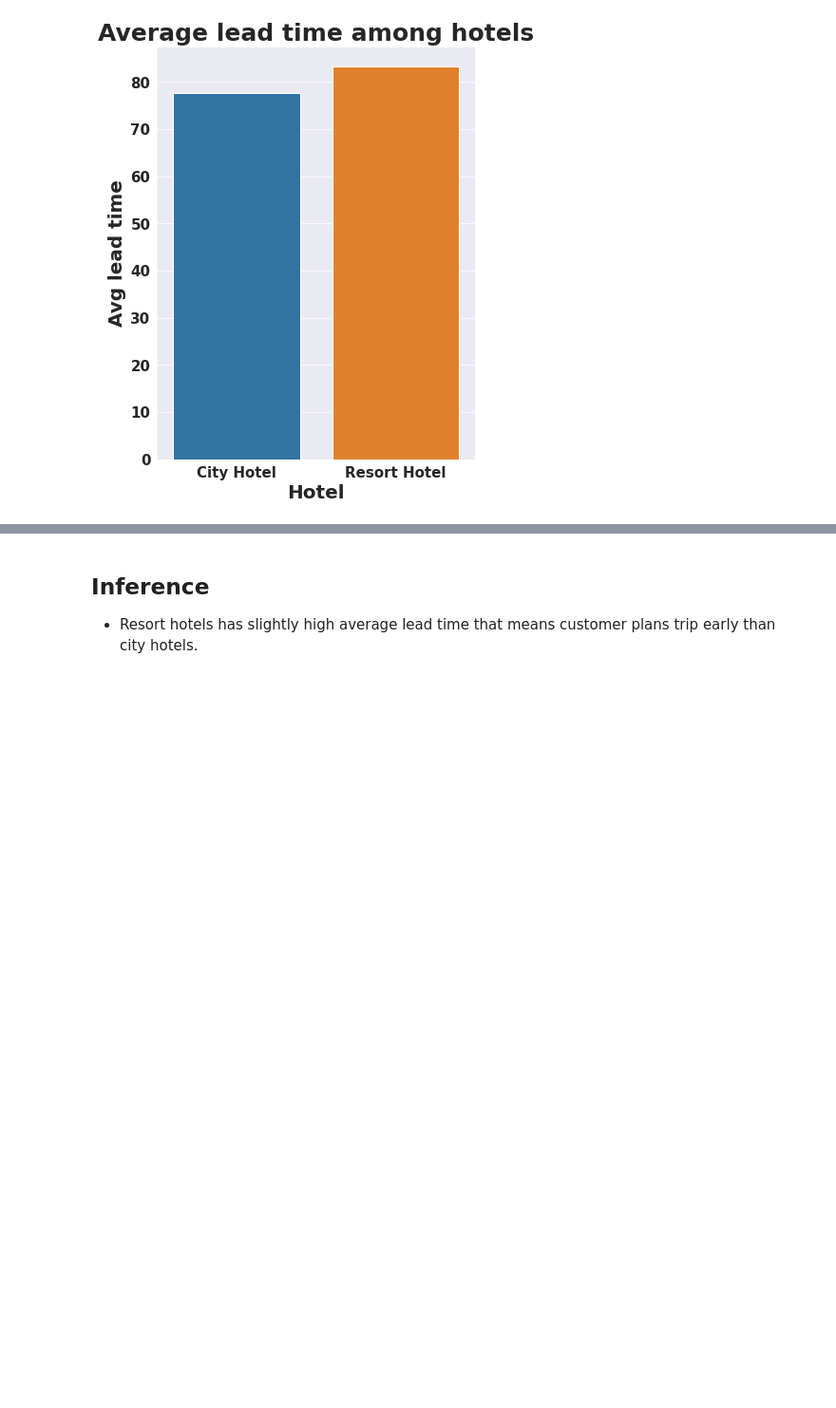
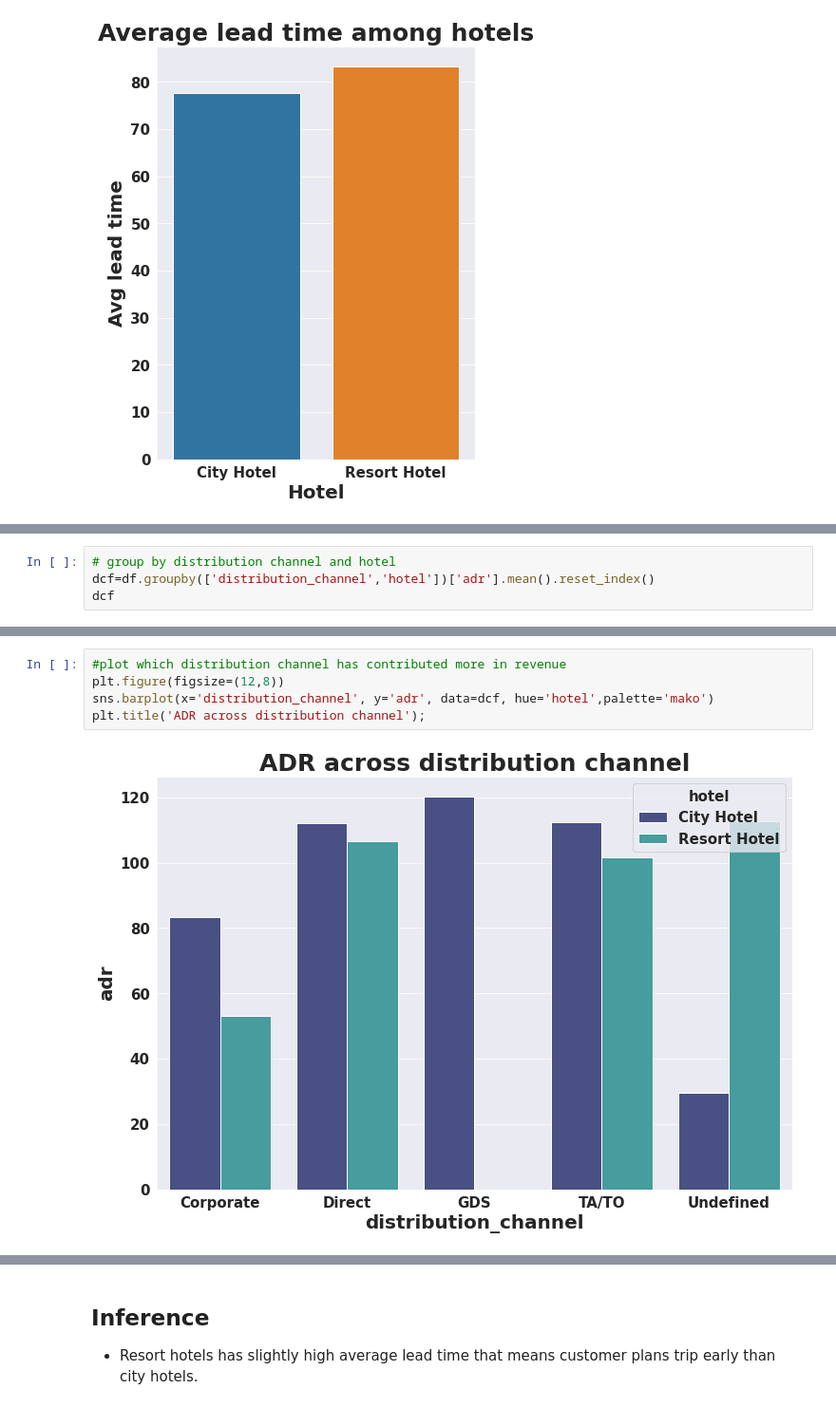
Before and after one commit to SaitejBhimnath/Exploratory-Data-Analysis-Capstone-Project-1, a Jupyter notebook: Hotel_Bookings_Analysis_Capstone_Project_1.ipynb, the cells around one changed output, grey strips where cells are left out. Shown at 95% size. Cells and saved outputs as stored; diff of their text form; blank space fills up the shorter version.

```diff
--- a/Hotel_Bookings_Analysis_Capstone_Project_1.ipynb
+++ b/Hotel_Bookings_Analysis_Capstone_Project_1.ipynb
@@ -921,0 +924,4 @@ plt.title('Average lead time among hotels');
+# %%
+# group by distribution channel and hotel
+dcf=df.groupby(['distribution_channel','hotel'])['adr'].mean().reset_index()
+dcf
@@ -921,0 +939,7 @@ plt.title('Average lead time among hotels');
+# %%
+#plot which distribution channel has contributed more in revenue
+plt.figure(figsize=(12,8))
+sns.barplot(x='distribution_channel', y='adr', data=dcf, hue='hotel',palette='mako')
+plt.title('ADR across distribution channel');
+# %% [output]
+[figure, added]
```
Also changed, not shown: parts of 24 cells of this notebook.
